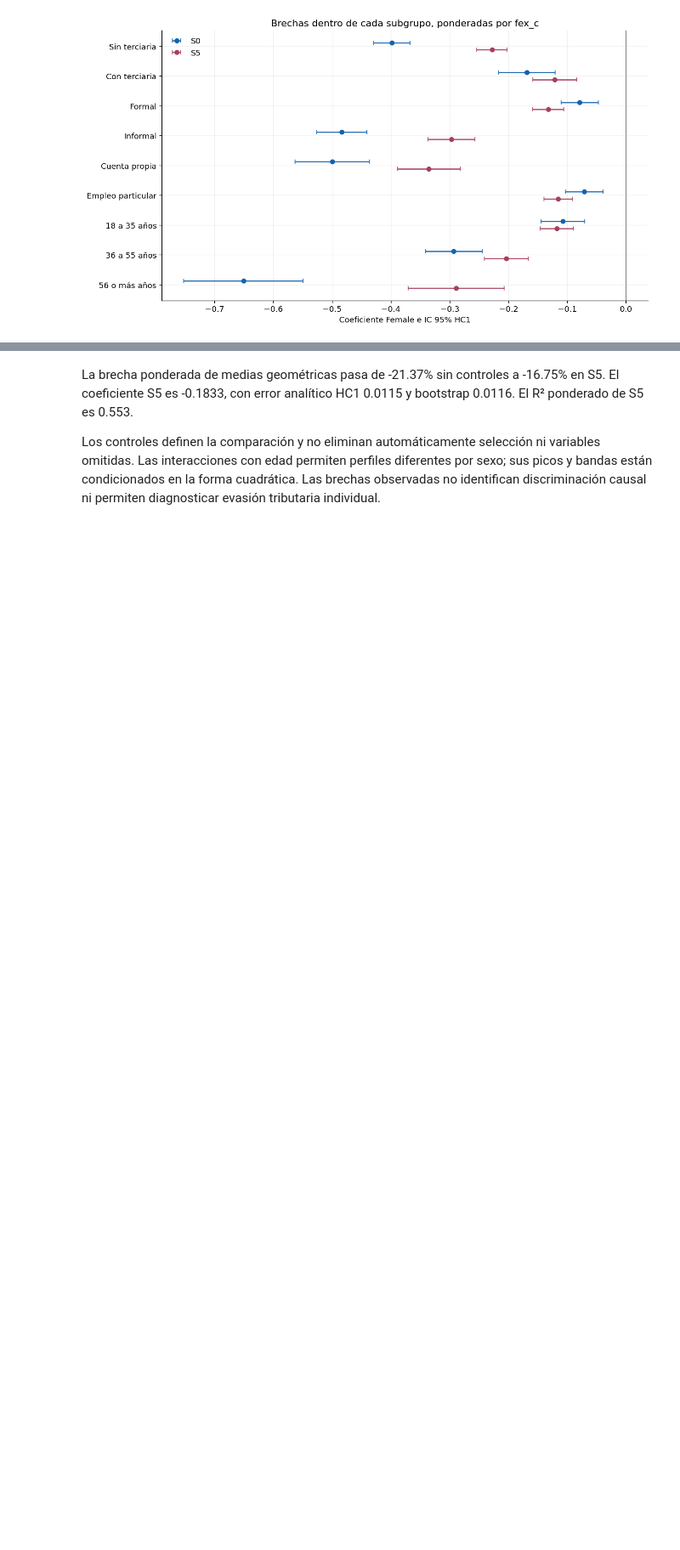
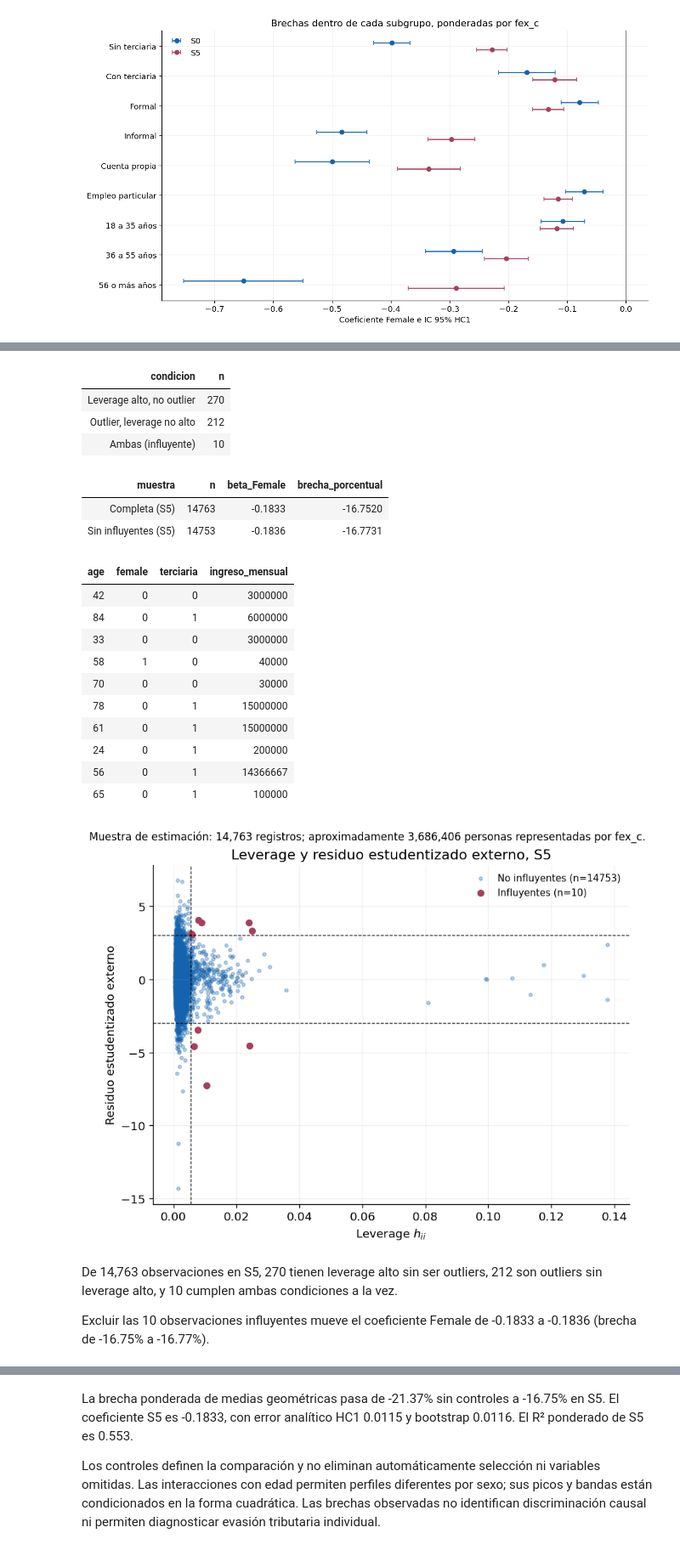
Before and after one commit to ethramos74/BDML-PS01, a Jupyter notebook: punto2_brecha_genero/punto2_brecha_genero.ipynb, the cells around one changed output, grey strips where cells are left out. Shown at 85% size. Saved outputs shown, nothing was run; the diff lists cells and outputs as text; code cells hidden in the pictures; blank space fills up the shorter version.

```diff
--- a/punto2_brecha_genero/punto2_brecha_genero.ipynb
+++ b/punto2_brecha_genero/punto2_brecha_genero.ipynb
@@ -196,0 +204,3 @@ Referencia; la tabla informa la expansión de cada subgrupo: 14,763 registros; a
+# %%
+diagnostico=a.diagnostico(m,fits)
+# %% [output]
@@ -197 +208,23 @@ Referencia; la tabla informa la expansión de cada subgrupo: 14,763 registros; a
+| condicion | n |
+| Leverage alto, no outlier | 270 |
+| Outlier, leverage no alto | 212 |
+| Ambas (influyente) | 10 |
+| muestra | n | beta_Female | brecha_porcentual |
+| Completa (S5) | 14763 | -0.1833 | -16.7520 |
+| Sin influyentes (S5) | 14753 | -0.1836 | -16.7731 |
+| age | female | terciaria | ingreso_mensual |
+| 42 | 0 | 0 | 3000000 |
+| 84 | 0 | 1 | 6000000 |
+| 33 | 0 | 0 | 3000000 |
+| 58 | 1 | 0 | 40000 |
+| 70 | 0 | 0 | 30000 |
+| 78 | 0 | 1 | 15000000 |
+| 61 | 0 | 1 | 15000000 |
+| 24 | 0 | 1 | 200000 |
+| 56 | 0 | 1 | 14366667 |
+| 65 | 0 | 1 | 100000 |
+[figure, added]
+De 14,763 observaciones en S5, 270 tienen leverage alto sin ser outliers, 212 son outliers sin leverage alto, y 10 cumplen ambas condiciones a la vez.
+
+Excluir las 10 observaciones influyentes mueve el coeficiente Female de -0.1833 a -0.1836 (brecha de -16.75% a -16.77%).
 # %% [markdown]
```
Also changed, not shown: parts of 3 cells of this notebook, 11 other files.
